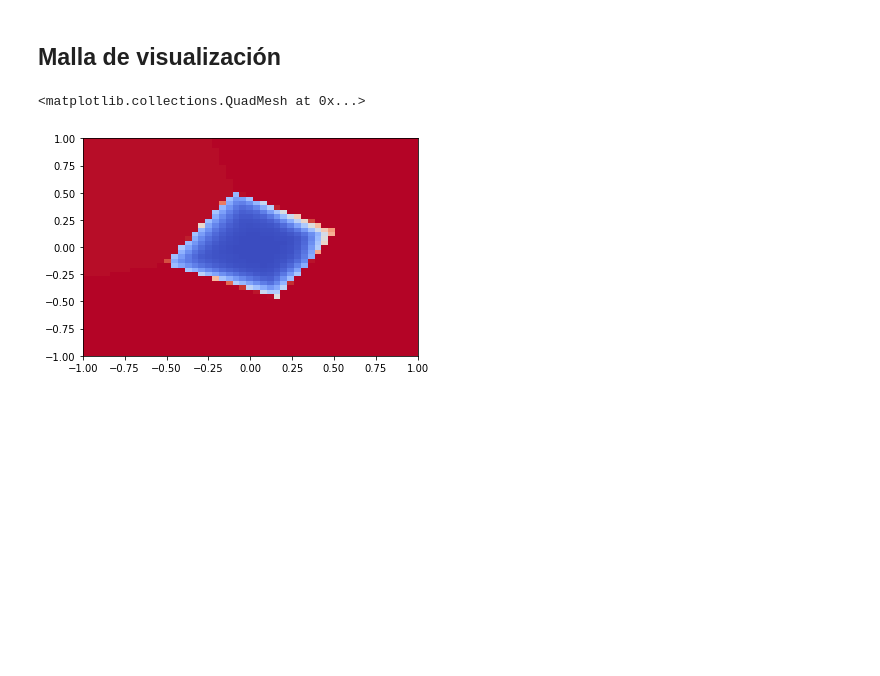
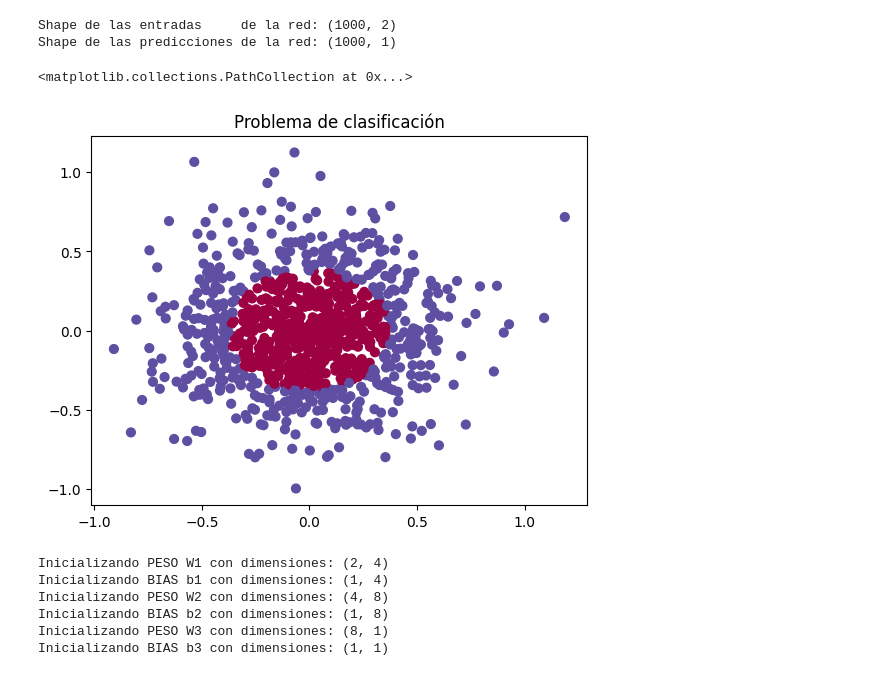
Before and after one commit to ddasilva64/NNPKER21001esp, a Jupyter notebook: ejemplos/Primera_red_neuronal_con_numpy.ipynb, the cells around one changed output. Cells and saved outputs as stored; diff of their text form; code cells hidden in the pictures; blank space fills up the shorter version.

```diff
--- a/ejemplos/Primera_red_neuronal_con_numpy.ipynb
+++ b/ejemplos/Primera_red_neuronal_con_numpy.ipynb
@@ -179,2 +0,0 @@ plt.scatter(data_test[:,0], data_test[:,1], c=y[:,0] ,s=40, cmap=plt.cm.Spectral
-# %% [markdown]
-## Malla de visualización
@@ -190,5 +0,0 @@ for i0, x0 in enumerate(_x0):
-# %%
-plt.pcolormesh(_x0,_x1,_y,cmap='coolwarm')
-# %% [output]
-<matplotlib.collections.QuadMesh at 0x...>
-[figure, removed]
@@ -194,0 +6,27 @@ plt.pcolormesh(_x0,_x1,_y,cmap='coolwarm')
+# %%
+# Creación del dataset
+gaussian_quantiles = make_gaussian_quantiles(mean=None,
+                                             cov=0.1,
+                                             n_samples=1000,
+                                             n_features=2,
+                                             n_classes=2,
+                                             shuffle=True,
+                                             random_state=None)
+
+X, Y = gaussian_quantiles
+
+# Necesario para hacer el plot más cómodo
+Y = Y[:,np.newaxis]
+
+# Shapes de X e Y de 2 clases
+print('Shape de las entradas     de la red:', X.shape)
+print('Shape de las predicciones de la red:', Y.shape)
+
+# Gráfico de dispersión (scatter plot), de la distribución de los datos
+plt.title("Problema de clasificación")
+plt.scatter(X[:,0], X[:,1], c=Y[:,0], s=40, cmap=plt.cm.Spectral)
+# %% [output]
+Shape de las entradas     de la red: (1000, 2)
+Shape de las predicciones de la red: (1000, 1)
+<matplotlib.collections.PathCollection at 0x...>
+[figure, added]
@@ -194,0 +144,14 @@ plt.pcolormesh(_x0,_x1,_y,cmap='coolwarm')
+# %%
+# Definir arquitectura de la RNA
+layer_dims = [2, 4, 8, 1]
+lr = 0.002
+activations_functions = [0, relu, relu, sigmoid]
+params = initialize_parameters_deep(layer_dims)
+epochs = 10000
+# %% [output]
+Inicializando PESO W1 con dimensiones: (2, 4)
+Inicializando BIAS b1 con dimensiones: (1, 4)
+Inicializando PESO W2 con dimensiones: (4, 8)
+Inicializando BIAS b2 con dimensiones: (1, 8)
+Inicializando PESO W3 con dimensiones: (8, 1)
+Inicializando BIAS b3 con dimensiones: (1, 1)
```
Also changed, not shown: parts of 38 cells of this notebook, 4 other files.
